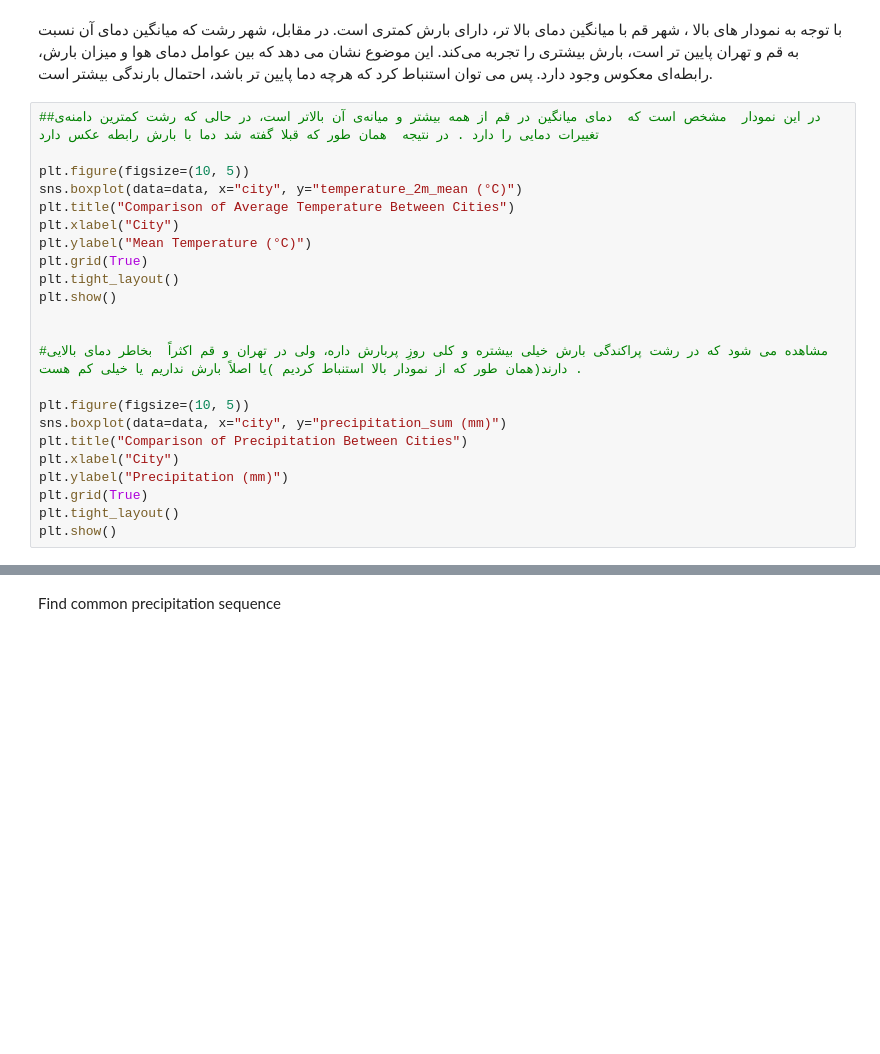
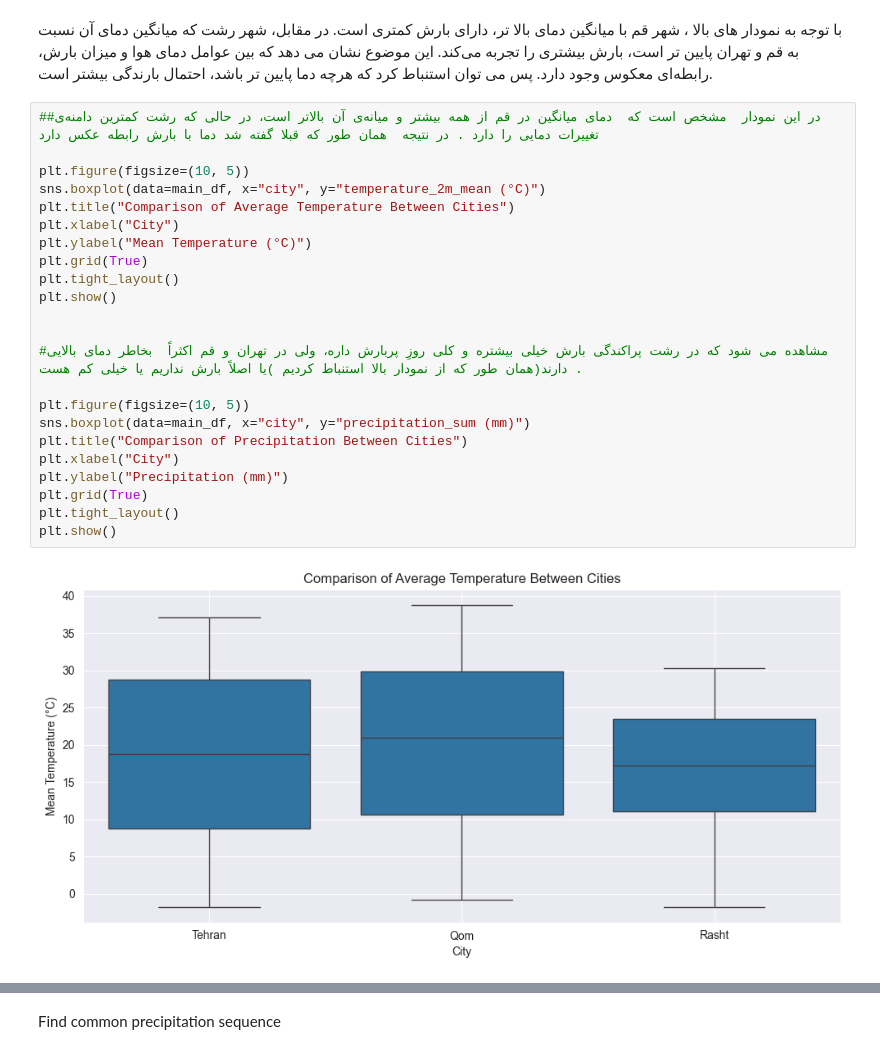
Before and after one commit to mohamad-hk/multi-city-weather-analyzer, a Jupyter notebook: sample.ipynb, the cells around one changed output, grey strips where cells are left out. Cells and saved outputs as stored; diff of their text form; blank space fills up the shorter version.

```diff
--- a/sample.ipynb
+++ b/sample.ipynb
@@ -217,23 +259,25 @@ plt.show()
 # %%
 ##در این نمودار  مشخص است که  دمای میانگین در قم از همه بیشتر و میانه‌ی آن بالاتر است، در حالی که رشت کمترین دامنه‌ی تغییرات دمایی را دارد . در نتیجه  همان طور که قبلا گفته شد دما با بارش رابطه عکس دارد
 
 plt.figure(figsize=(10, 5))
-sns.boxplot(data=data, x="city", y="temperature_2m_mean (°C)")
+sns.boxplot(data=main_df, x="city", y="temperature_2m_mean (°C)")
 plt.title("Comparison of Average Temperature Between Cities")
 plt.xlabel("City")
 plt.ylabel("Mean Temperature (°C)")
 plt.grid(True)
 plt.tight_layout()
 plt.show()
 
 
 #مشاهده می شود که در رشت پراکندگی بارش خیلی بیشتره و کلی روزِ پربارش داره، ولی در تهران و قم اکثراً  بخاطر دمای بالایی دارند(همان طور که از نمودار بالا استنباط کردیم )یا اصلاً بارش نداریم یا خیلی کم هست .
 
 plt.figure(figsize=(10, 5))
-sns.boxplot(data=data, x="city", y="precipitation_sum (mm)")
+sns.boxplot(data=main_df, x="city", y="precipitation_sum (mm)")
 plt.title("Comparison of Precipitation Between Cities")
 plt.xlabel("City")
 plt.ylabel("Precipitation (mm)")
 plt.grid(True)
 plt.tight_layout()
 plt.show()
+# %% [output]
+[figure, added]
```
Also changed, not shown: parts of 18 cells of this notebook.
